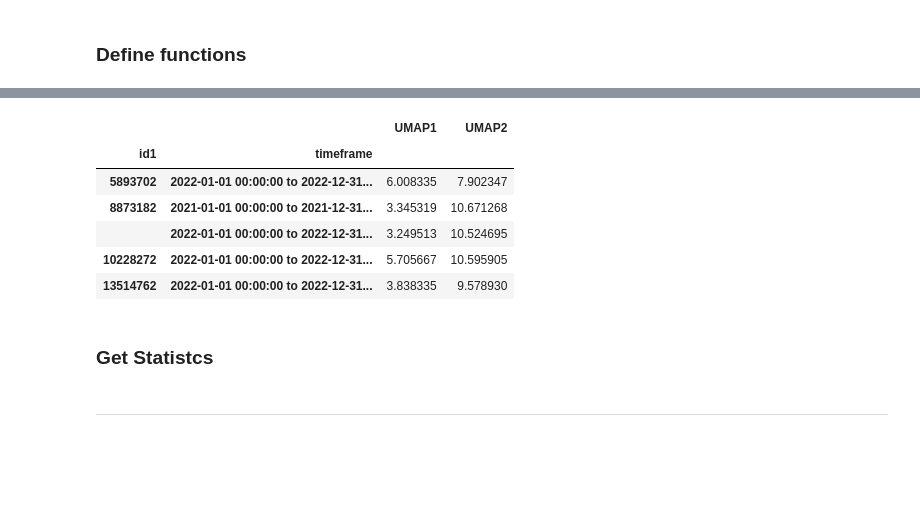
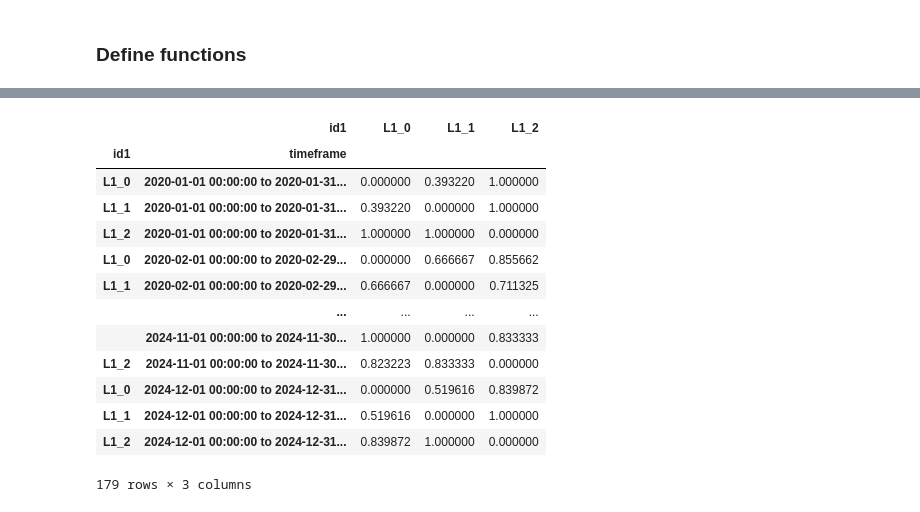
Before and after one commit to SonyCSLParis/STDL, a Jupyter notebook: implementation.ipynb, the cells around one changed output, grey strips where cells are left out. Cells and saved outputs as stored; diff of their text form; code cells hidden in the pictures; blank space fills up the shorter version.

```diff
--- a/implementation.ipynb
+++ b/implementation.ipynb
@@ -321,21 +49,0 @@ biadjacency_matrix_umap = pd.DataFrame(
-# %%
-# perform UMAP dimensionality reduction on the absolute_matrix
-
-umap_model = UMAP(n_components=2)
-absolute_matrix_umap = pd.DataFrame(
-    umap_model.fit_transform(absolute_matrix),
-    index=absolute_matrix.index,
-    columns=['UMAP1', 'UMAP2']
-)
-
-absolute_matrix_umap.head()
-# %% [output]
-|  |  | UMAP1 | UMAP2 |
-| id1 | timeframe |  |  |
-| 5893702 | 2022-01-01 00:00:00 to 2022-12-31... | 6.008335 | 7.902347 |
-| 8873182 | 2021-01-01 00:00:00 to 2021-12-31... | 3.345319 | 10.671268 |
-|  | 2022-01-01 00:00:00 to 2022-12-31... | 3.249513 | 10.524695 |
-| 10228272 | 2022-01-01 00:00:00 to 2022-12-31... | 5.705667 | 10.595905 |
-| 13514762 | 2022-01-01 00:00:00 to 2022-12-31... | 3.838335 | 9.578930 |
-# %% [markdown]
-### Get Statistcs
@@ -355,2 +49,0 @@ for timeframe in relative_matrix.index.get_level_values(1).unique():
-# %% [markdown]
--------
@@ -487,0 +50,17 @@ for timeframe in relative_matrix.index.get_level_values(1).unique():
+# %%
+get_relative_matrix(df, timeframe = 'M', distance_function=cosine_distances)
+# %% [output]
+|  | id1 | L1_0 | L1_1 | L1_2 |
+| id1 | timeframe |  |  |  |
+| L1_0 | 2020-01-01 00:00:00 to 2020-01-31... | 0.000000 | 0.393220 | 1.000000 |
+| L1_1 | 2020-01-01 00:00:00 to 2020-01-31... | 0.393220 | 0.000000 | 1.000000 |
+| L1_2 | 2020-01-01 00:00:00 to 2020-01-31... | 1.000000 | 1.000000 | 0.000000 |
+| L1_0 | 2020-02-01 00:00:00 to 2020-02-29... | 0.000000 | 0.666667 | 0.855662 |
+| L1_1 | 2020-02-01 00:00:00 to 2020-02-29... | 0.666667 | 0.000000 | 0.711325 |
+|  | ... | ... | ... | ... |
+|  | 2024-11-01 00:00:00 to 2024-11-30... | 1.000000 | 0.000000 | 0.833333 |
+| L1_2 | 2024-11-01 00:00:00 to 2024-11-30... | 0.823223 | 0.833333 | 0.000000 |
+| L1_0 | 2024-12-01 00:00:00 to 2024-12-31... | 0.000000 | 0.519616 | 0.839872 |
+| L1_1 | 2024-12-01 00:00:00 to 2024-12-31... | 0.519616 | 0.000000 | 1.000000 |
+| L1_2 | 2024-12-01 00:00:00 to 2024-12-31... | 0.839872 | 1.000000 | 0.000000 |
+179 rows × 3 columns
```
Also changed, not shown: parts of 39 cells of this notebook, 2 other files.
